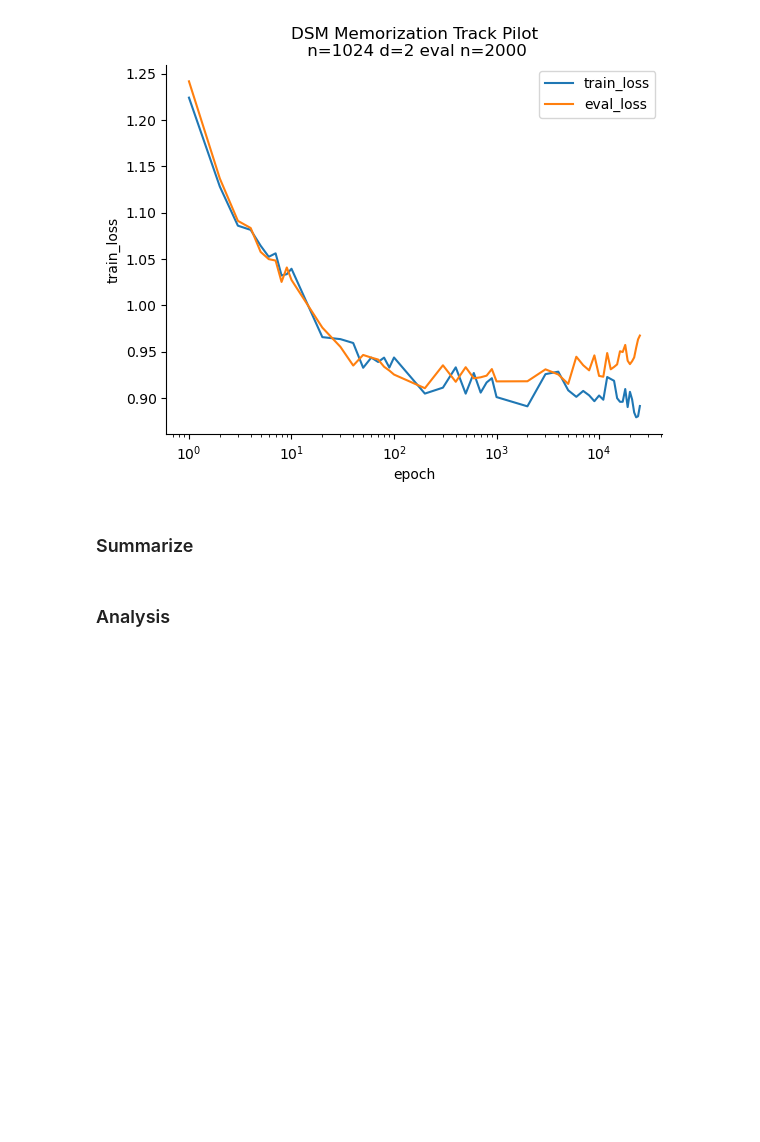
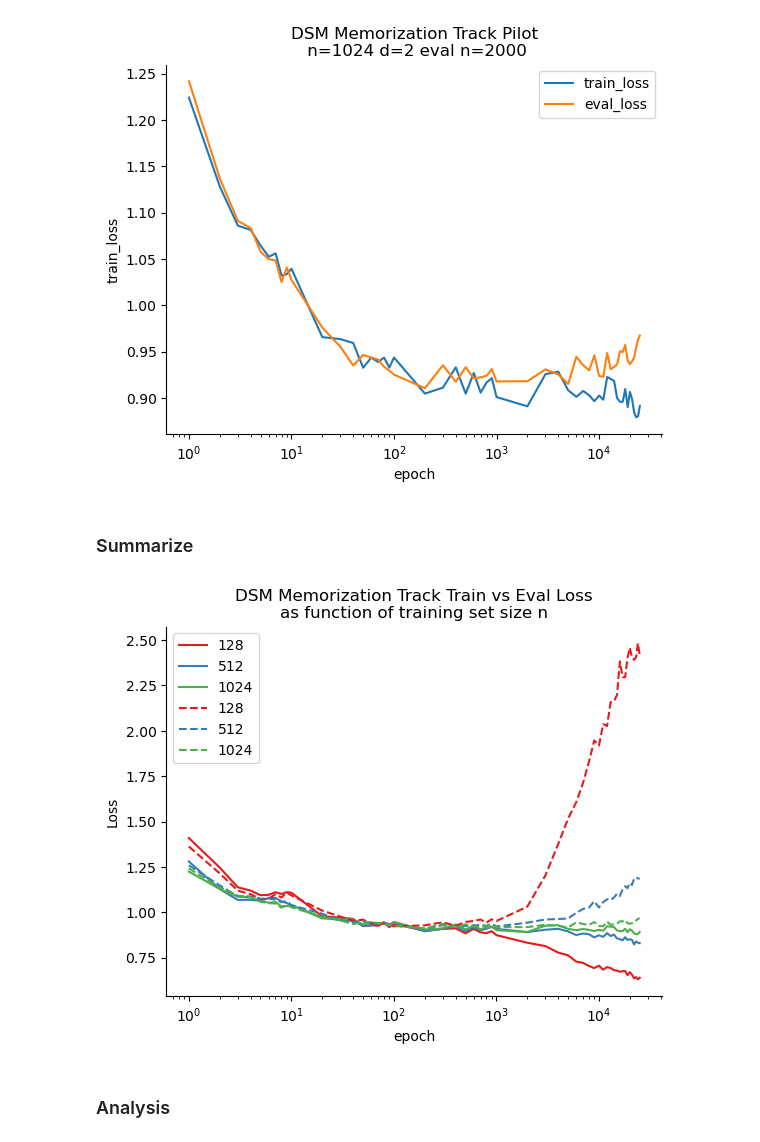
Before and after one commit to Animadversio/DiffusionMemorizationPhaseTrans, a Jupyter notebook: notebook/20260110_DSM_memorization_track.ipynb, the cells around one changed output. Drawn from its saved outputs; the diff is of its cells as text; code cells hidden in the pictures; blank space fills up the shorter version.

Commit message:
add demo of memorization train test track

```diff
--- a/notebook/20260110_DSM_memorization_track.ipynb
+++ b/notebook/20260110_DSM_memorization_track.ipynb
@@ -428,6 +428,26 @@ plt.show()
 [figure]
 # %% [markdown]
 ### Summarize
+# %%
+train_stats_cmb = []
+for n in [128, 512, 1024]:
+    savedir = join(saveroot, f"DSM_memorization_track_pilot_n{n}")
+    train_stats_df = pd.read_csv(join(savedir, "train_stats_store_dsm.csv"))
+    train_stats_df["n"] = n
+    train_stats_cmb.append(train_stats_df)
+train_stats_cmb = pd.concat(train_stats_cmb)
+# train_stats_cmb.to_csv(join(saveroot, "train_stats_store_dsm_cmb.csv"), index=False)
+# print(f"n={n} | train_loss={train_stats_df['train_loss'].mean():.4f} | eval_loss={train_stats_df['eval_loss'].mean():.4f}")
+# %%
+sns.lineplot(x="epoch", y="train_loss", data=train_stats_cmb, hue="n", palette="Set1", )#label=["train_loss128", "train_loss512", "train_loss1024"])
+sns.lineplot(x="epoch", y="eval_loss", data=train_stats_cmb, hue="n", palette="Set1", linestyle="--", )#label=["eval_loss128", "eval_loss512", "eval_loss1024"])
+plt.legend()
+plt.ylabel("Loss")
+plt.xscale("log")
+plt.title("DSM Memorization Track Train vs Eval Loss\nas function of training set size n")
+plt.show()
+# %% [output]
+[figure, added]
 # %% [markdown]
 ### Analysis
 # %%
```
